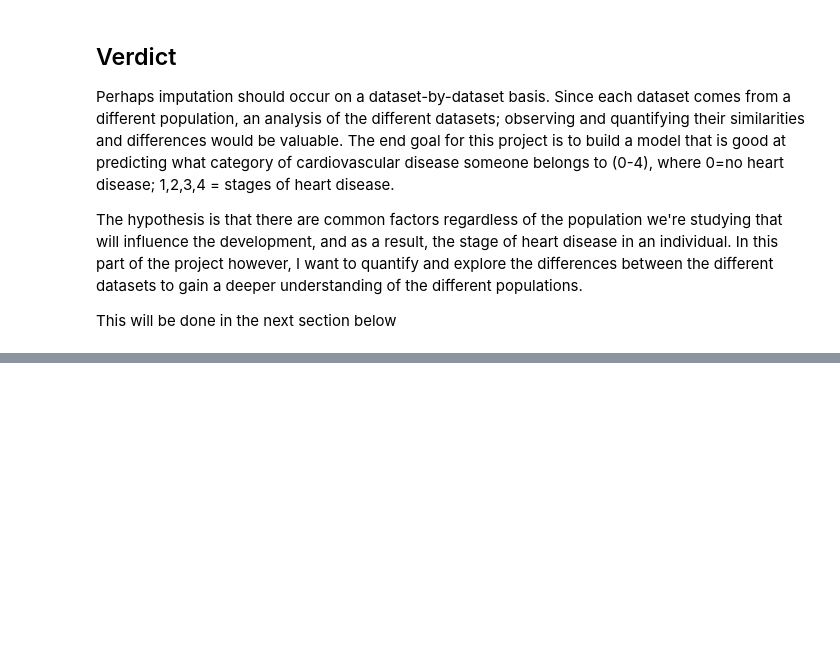
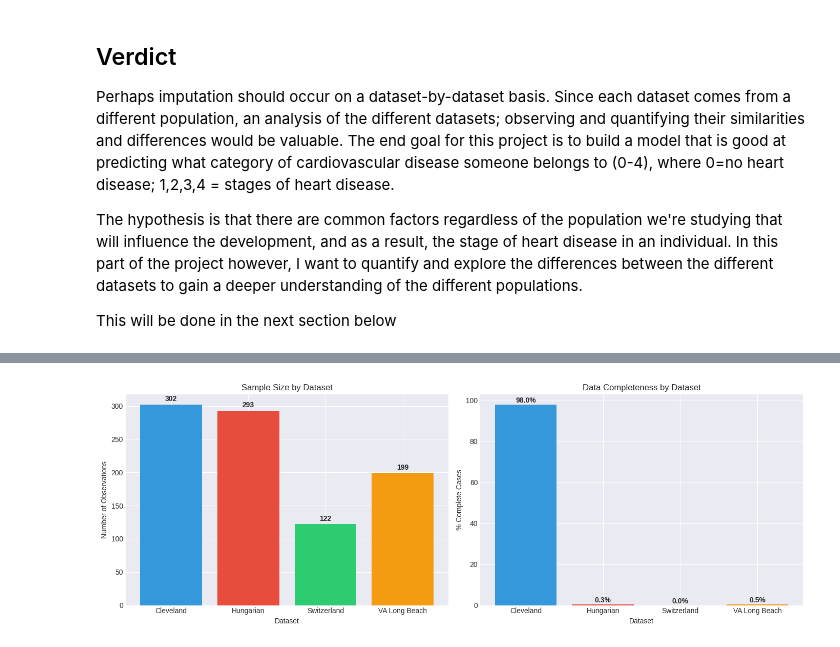
Before and after one commit to Ericn01/Heart-Disease-Prediction, a Jupyter notebook: data_exploration.ipynb, the cells around one changed output, grey strips where cells are left out. Drawn from its saved outputs; the diff is of its cells as text; code cells hidden in the pictures; blank space fills up the shorter version.

```diff
--- a/data_exploration.ipynb
+++ b/data_exploration.ipynb
@@ -234,21 +330,22 @@ This will be done in the next section below
 # %%
 overview_stats = []
-for name, df in zip(dataset_names, dfs):
-    total_cells = df.shape[0] * df.shape[1]
-    df.replace('?', np.nan, inplace=True) # Important step as they won't be count as missing if this isn't done
-    missing_cells = df.isnull().sum().sum()
-    complete_cases = (~df.isnull().any(axis=1)).sum()
+for name, _df in zip(dataset_names, dfs):
+    analyzable_df = _df.replace('?', np.nan) # Important step as they won't be count as missing if this isn't done
+
+    total_cells = analyzable_df.shape[0] * analyzable_df.shape[1]
+    missing_cells = analyzable_df.isnull().sum().sum()
+    complete_cases = (~analyzable_df.isnull().any(axis=1)).sum()
 
     overview_stats.append({
         'Dataset': name,
-        'N_Observations': df.shape[0],
-        'N_Features': df.shape[1],
+        'N_Observations': analyzable_df.shape[0],
+        'N_Features': analyzable_df.shape[1],
         'Complete_Cases': complete_cases,
-        'Complete_Cases_%': (complete_cases / df.shape[0] * 100),
+        'Complete_Cases_%': (complete_cases / analyzable_df.shape[0] * 100),
         'Missing_Cells': missing_cells,
         'Missing_%': (missing_cells / total_cells * 100)
     })
 
 overview_df = pd.DataFrame(overview_stats)
 
-overview_df.round(3)
+overview_df.round()
@@ -255,29 +358,32 @@ overview_df.round(3)
 # %%
 # Visualize dataset sizes and completeness
 fig, axes = plt.subplots(1, 2, figsize=(14, 5))
 
 # Sample sizes
-axes[0].bar(dataset_names, [df.shape[0] for df in dfs],
+axes[0].bar(dataset_names, [_df.shape[0] for _df in dfs],
             color=['#3498db', '#e74c3c', '#2ecc71', '#f39c12'])
 axes[0].set_title('Sample Size by Dataset')
 axes[0].set_ylabel('Number of Observations')
 axes[0].set_xlabel('Dataset')
-for i, (name, df) in enumerate(zip(dataset_names, dfs)):
-    axes[0].text(i, df.shape[0] + 5, str(df.shape[0]),
+for i, (name, _df) in enumerate(zip(dataset_names, dfs)):
+    axes[0].text(i, _df.shape[0] + 5, str(_df.shape[0]),
                 ha='center', fontweight='bold')
 
 # Completeness
 completeness = [overview_stats[i]['Complete_Cases_%'] for i in range(len(dfs))]
 axes[1].bar(dataset_names, completeness,
             color=['#3498db', '#e74c3c', '#2ecc71', '#f39c12'])
 axes[1].set_title('Data Completeness by Dataset')
 axes[1].set_ylabel('% Complete Cases')
 axes[1].set_xlabel('Dataset')
+axes[1].legend()
 for i, val in enumerate(completeness):
     axes[1].text(i, val + 1, f'{val:.1f}%', ha='center', fontweight='bold')
 
 plt.tight_layout()
 plt.show()
+# %% [output]
+[figure, added]
 # %%
 # Calculate missingness percentage for each feature in each dataset
 missingness_comparison = pd.DataFrame()
```
Also changed, not shown: parts of 19 cells of this notebook, 1 other file.
